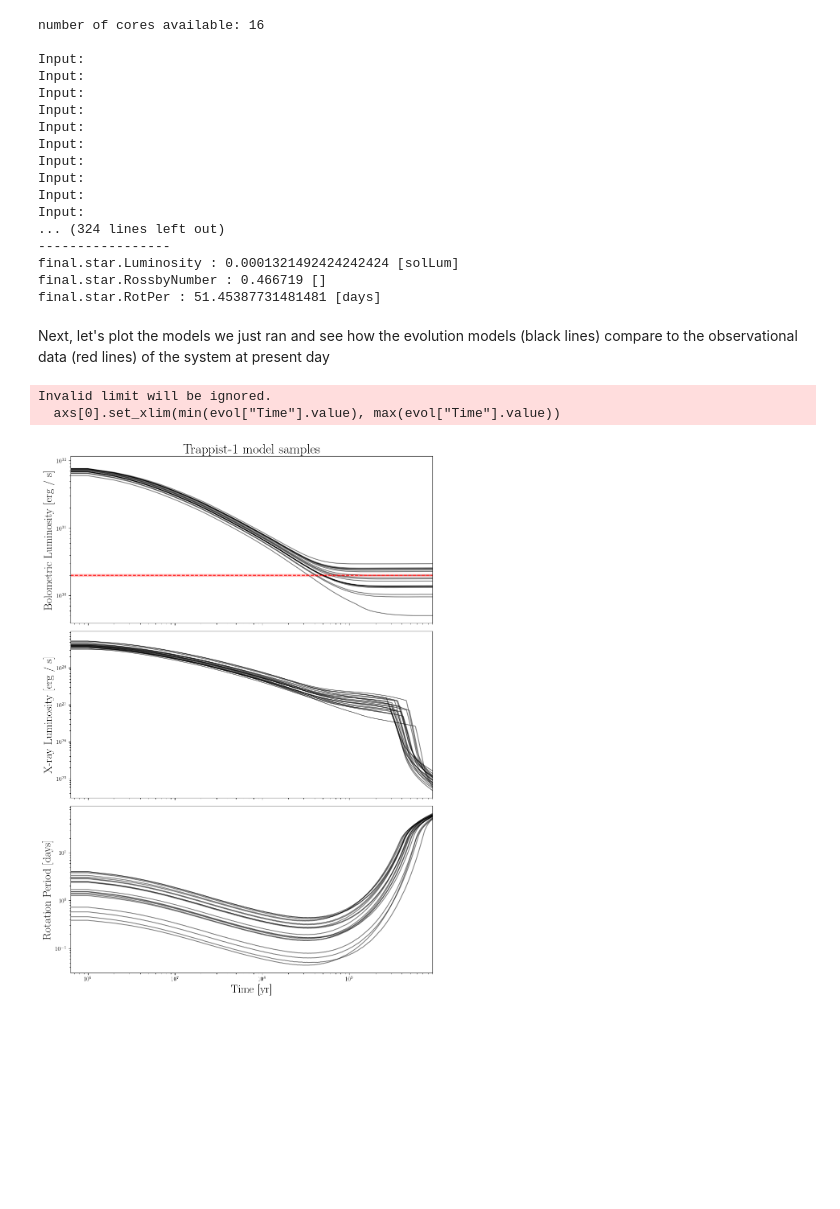
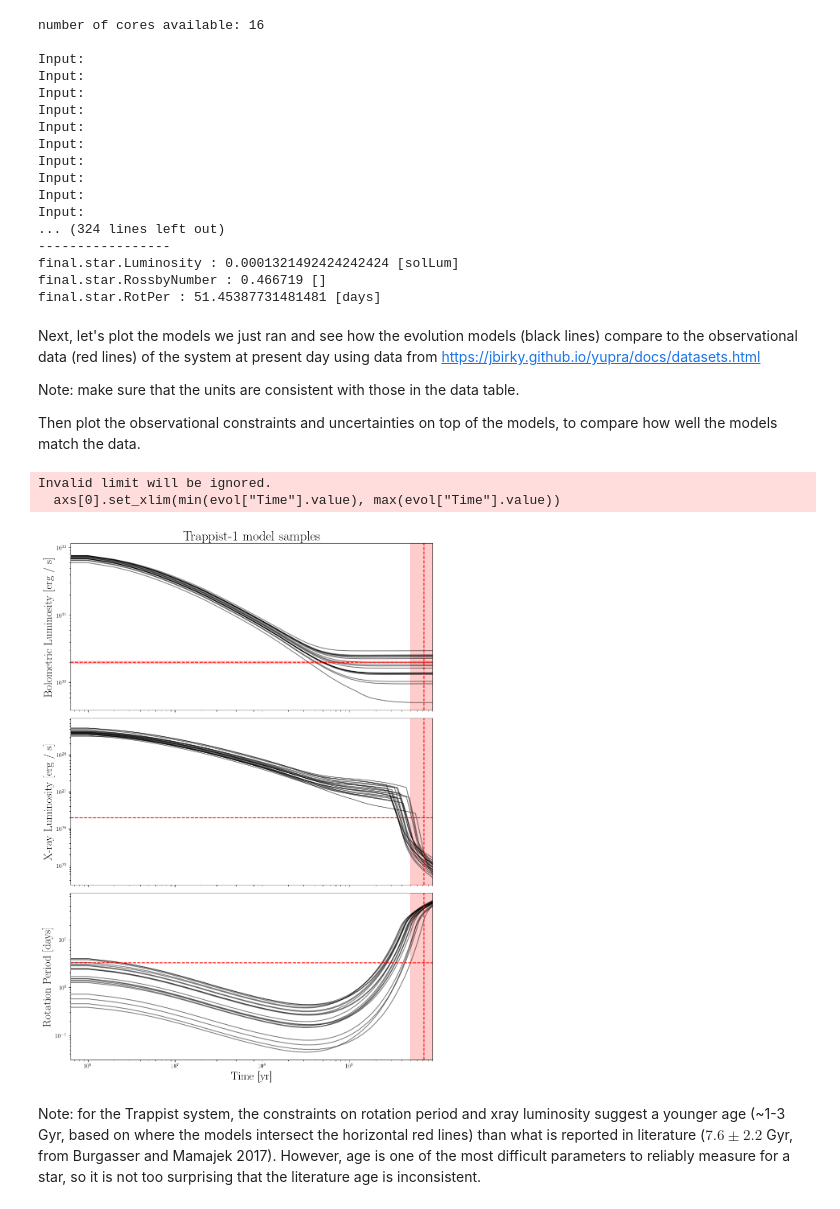
Before and after one commit to jbirky/yupra, a Jupyter notebook: jbirky/stellar_johnstone.ipynb, the cells around one changed output. Saved outputs shown, nothing was run; the diff lists cells and outputs as text; code cells hidden in the pictures; blank space fills up the shorter version.

Commit message:
add constraints, fix units

```diff
--- a/jbirky/stellar_johnstone.ipynb
+++ b/jbirky/stellar_johnstone.ipynb
@@ -217,3 +227,8 @@ final.star.RossbyNumber : 0.466719 []
 final.star.RotPer : 51.45387731481481 [days]
 # %% [markdown]
 Next, let's plot the models we just ran and see how the evolution models (black lines) compare to the observational data (red lines) of the system at present day
+using data from [https://jbirky.github.io/yupra/docs/datasets.html](https://jbirky.github.io/yupra/docs/datasets.html)
+
+Note: make sure that the units are consistent with those in the data table.
+
+Then plot the observational constraints and uncertainties on top of the models, to compare how well the models match the data.
@@ -223,12 +235,38 @@ Lbol_trappist = Lbol_trappist.to(u.erg/u.s).value
-# %%
-fig = plot_evolution(evols, title="Trappist-1 model samples")
-axs = fig.axes
-
-axs[0].axhline(Lbol_trappist[0], color="r", linestyle="--")
-axs[0].axhspan(Lbol_trappist[0]+Lbol_trappist[1], Lbol_trappist[0]+Lbol_trappist[2], color="r", alpha=0.2)
-
-fig.show()
-# %% [output]
-Invalid limit will be ignored.
-  axs[0].set_xlim(min(evol["Time"].value), max(evol["Time"].value))
-[figure, removed]
+# %%
+# data = [mean, lower error, upper error]
+
+Lbol_data = np.array([5.22e-4, -0.19e-4, 0.19e-4]) * u.Lsun
+Lbol_data = Lbol_data.to(u.erg/u.s).value
+
+Lxuv_data = np.array([1.0e-4, -0.1e-4, 0.1e-4]) * Lbol_data * u.Lsun
+Lxuv_data = Lxuv_data.value
+
+Prot_data = np.array([3.295, -0.003, 0.003]) * u.day
+Prot_data = Prot_data.value
+
+age_data = np.array([7.6, -2.2, 2.2]) * u.Gyr
+age_data = age_data.to(u.yr).value
+# %%
+fig = plot_evolution(evols, title="Trappist-1 model samples")
+axs = fig.axes
+
+axs[0].axhline(Lbol_data[0], color="r", linestyle="--")
+axs[0].axhspan(Lbol_data[0]+Lbol_data[1], Lbol_data[0]+Lbol_data[2], color="r", alpha=0.2)
+
+axs[1].axhline(Lxuv_data[0], color="r", linestyle="--")
+axs[1].axhspan(Lxuv_data[0]+Lxuv_data[1], Lxuv_data[0]+Lxuv_data[2], color="r", alpha=0.2)
+
+axs[2].axhline(Prot_data[0], color="r", linestyle="--")
+axs[2].axhspan(Prot_data[0]+Prot_data[1], Prot_data[0]+Prot_data[2], color="r", alpha=0.2)
+
+for ii in range(len(axs)):
+    axs[ii].axvline(age_data[0], color="r", linestyle="--")
+    axs[ii].axvspan(age_data[0]+age_data[1], age_data[0]+age_data[2], color="r", alpha=0.2)
+
+fig.show()
+# %% [output]
+Invalid limit will be ignored.
+  axs[0].set_xlim(min(evol["Time"].value), max(evol["Time"].value))
+[figure, added]
+# %% [markdown]
+Note: for the Trappist system, the constraints on rotation period and xray luminosity suggest a younger age (~1-3 Gyr, based on where the models intersect the horizontal red lines) than what is reported in literature ($7.6\pm2.2$ Gyr, from Burgasser and Mamajek 2017). However, age is one of the most difficult parameters to reliably measure for a star, so it is not too surprising that the literature age is inconsistent.
```
Also changed, not shown: parts of 5 cells of this notebook, 7 other files.
